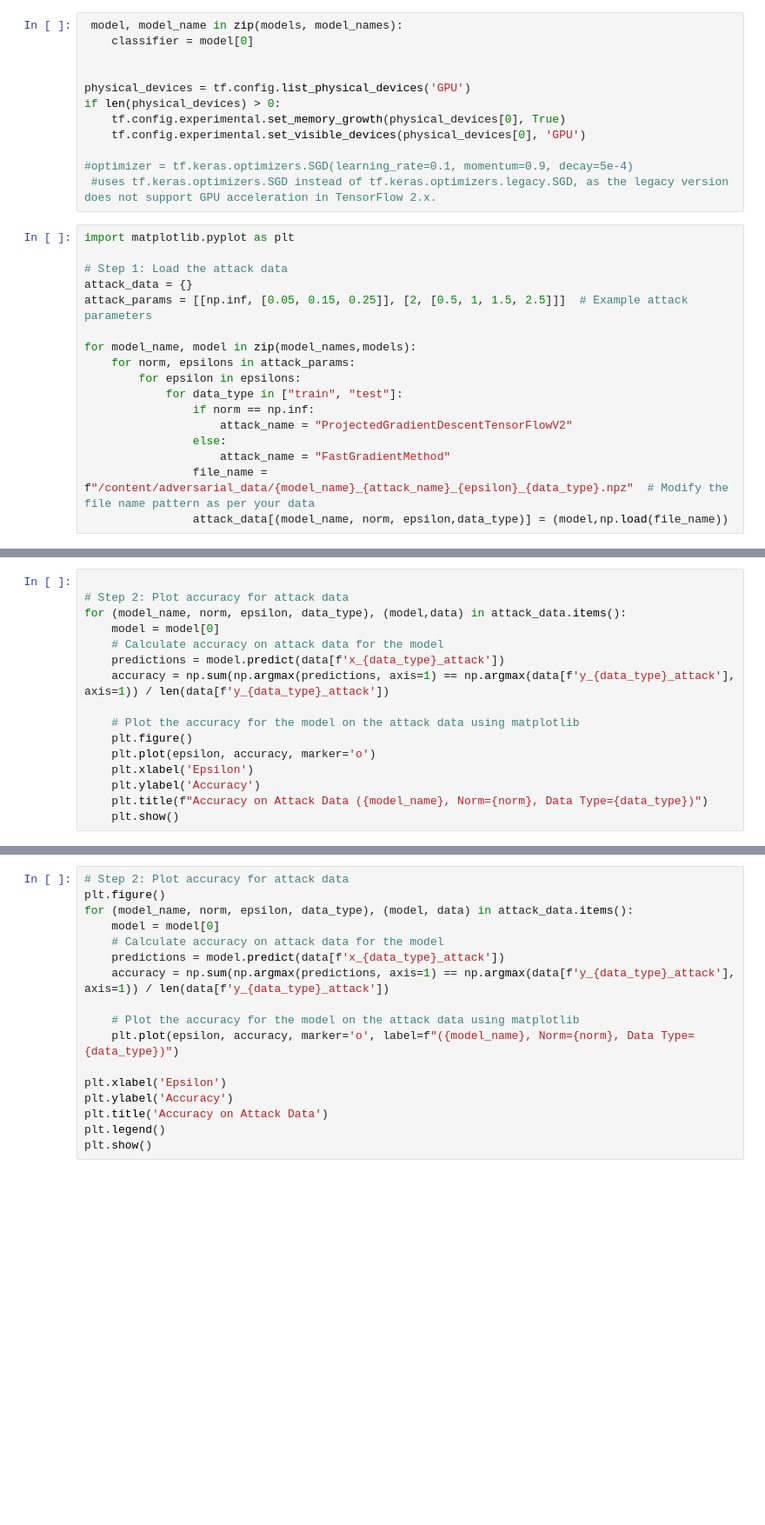
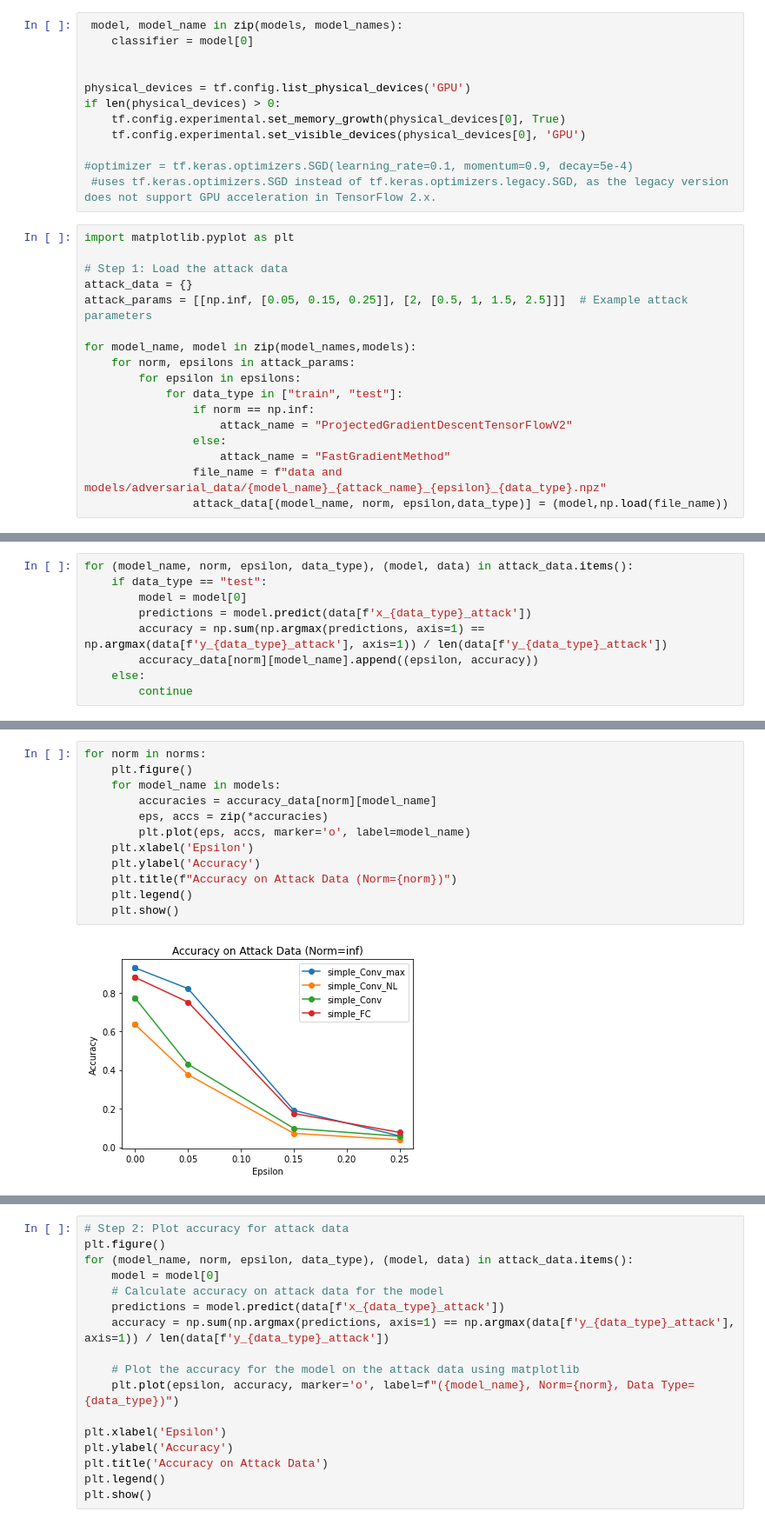
Before and after one commit to RandomAnass/Analysis-of-new-phenomena-in-deep-learning, a Jupyter notebook: mnist_gpu.ipynb, the cells around one changed output, grey strips where cells are left out. Shown at 87% size. Cells and saved outputs as stored; diff of their text form; blank space fills up the shorter version.

Commit message:
attack data

```diff
--- a/mnist_gpu.ipynb
+++ b/mnist_gpu.ipynb
@@ -692,5 +698,5 @@ for model_name, model in zip(model_names,models):
                     attack_name = "ProjectedGradientDescentTensorFlowV2"
                 else:
                     attack_name = "FastGradientMethod"
-                file_name = f"/content/adversarial_data/{model_name}_{attack_name}_{epsilon}_{data_type}.npz"  # Modify the file name pattern as per your data
+                file_name = f"data and models/adversarial_data/{model_name}_{attack_name}_{epsilon}_{data_type}.npz"
                 attack_data[(model_name, norm, epsilon,data_type)] = (model,np.load(file_name))
@@ -697,17 +740,10 @@ for model_name, model in zip(model_names,models):
 # %%
-
-# Step 2: Plot accuracy for attack data
-for (model_name, norm, epsilon, data_type), (model,data) in attack_data.items():
-    model = model[0]
-    # Calculate accuracy on attack data for the model
-    predictions = model.predict(data[f'x_{data_type}_attack'])
-    accuracy = np.sum(np.argmax(predictions, axis=1) == np.argmax(data[f'y_{data_type}_attack'], axis=1)) / len(data[f'y_{data_type}_attack'])
-
-    # Plot the accuracy for the model on the attack data using matplotlib
-    plt.figure()
-    plt.plot(epsilon, accuracy, marker='o')
-    plt.xlabel('Epsilon')
-    plt.ylabel('Accuracy')
-    plt.title(f"Accuracy on Attack Data ({model_name}, Norm={norm}, Data Type={data_type})")
-    plt.show()
+for (model_name, norm, epsilon, data_type), (model, data) in attack_data.items():
+    if data_type == "test":
+        model = model[0]
+        predictions = model.predict(data[f'x_{data_type}_attack'])
+        accuracy = np.sum(np.argmax(predictions, axis=1) == np.argmax(data[f'y_{data_type}_attack'], axis=1)) / len(data[f'y_{data_type}_attack'])
+        accuracy_data[norm][model_name].append((epsilon, accuracy))
+    else:
+        continue
 # %% [output]
@@ -726,0 +793,14 @@ for (model_name, norm, epsilon, data_type), (model,data) in attack_data.items():
+# %%
+for norm in norms:
+    plt.figure()
+    for model_name in models:
+        accuracies = accuracy_data[norm][model_name]
+        eps, accs = zip(*accuracies)
+        plt.plot(eps, accs, marker='o', label=model_name)
+    plt.xlabel('Epsilon')
+    plt.ylabel('Accuracy')
+    plt.title(f"Accuracy on Attack Data (Norm={norm})")
+    plt.legend()
+    plt.show()
+# %% [output]
+[figure, added]
```
Also changed, not shown: parts of 12 cells of this notebook, 56 other files.
